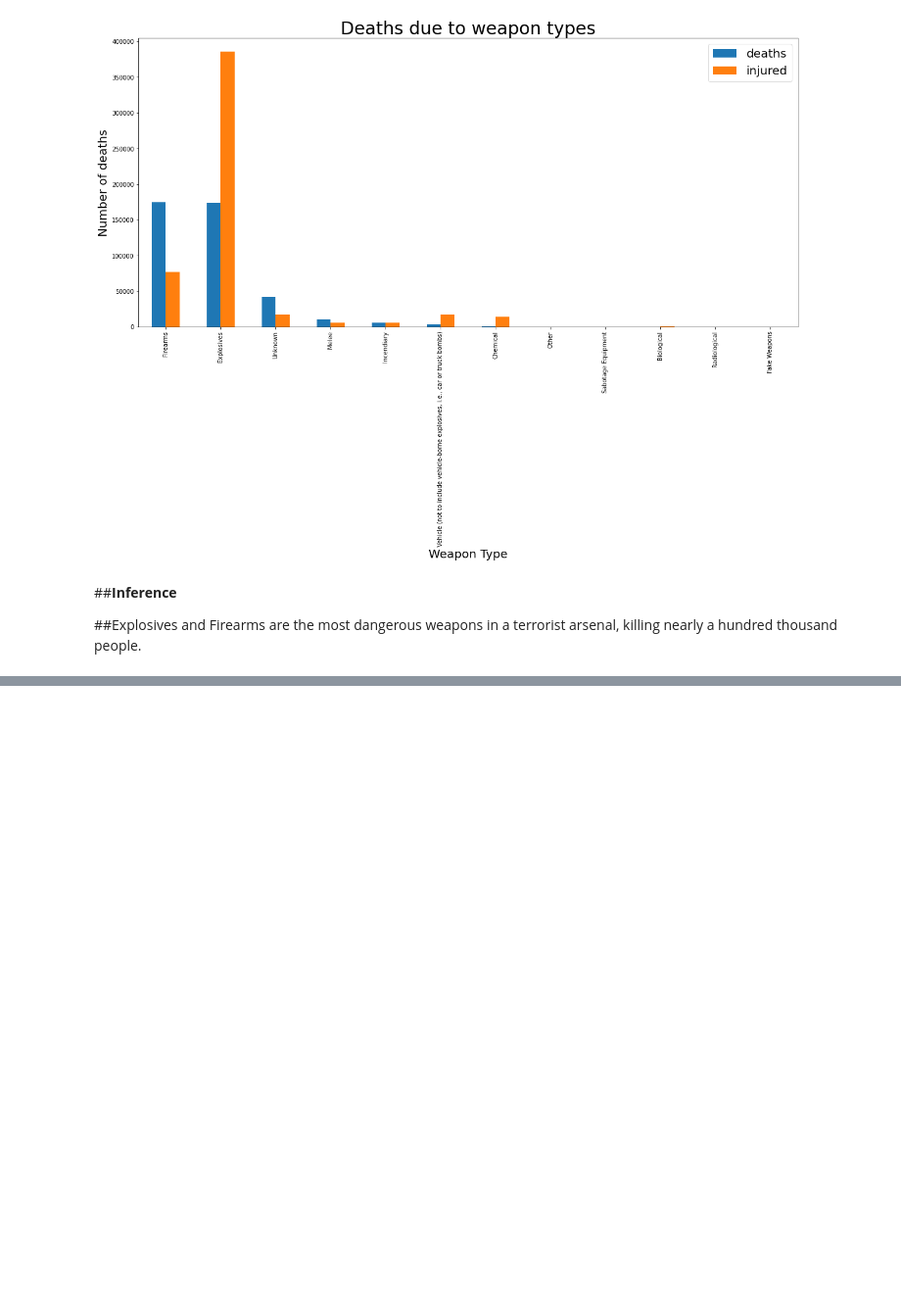
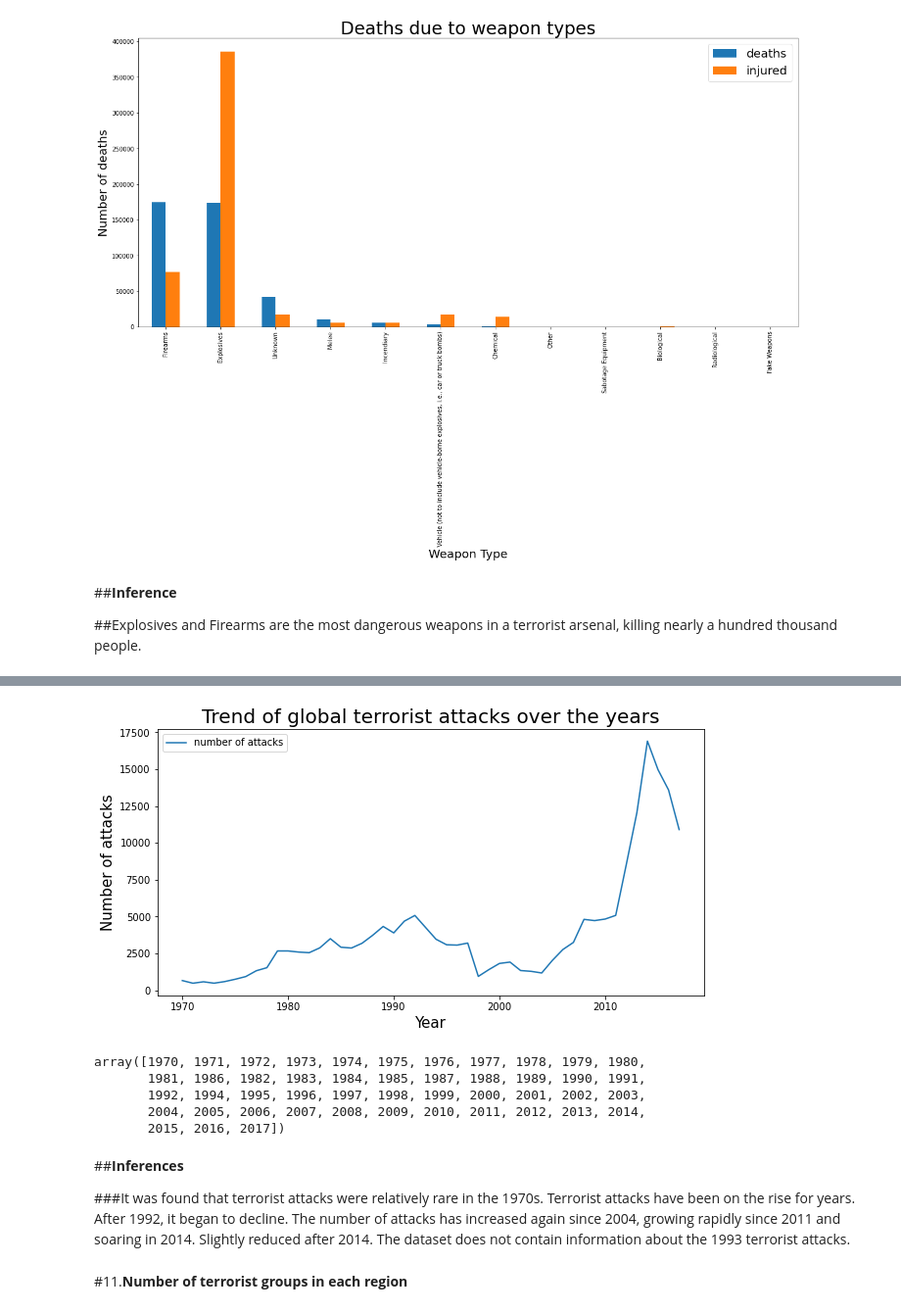
Before and after one commit to nivyathiruvoth/Global-Terrorism-Analysis, a Jupyter notebook: EDA_Global_Terrorism_Analysis.ipynb, the cells around one changed output, grey strips where cells are left out. Shown at 98% size. Saved outputs shown, nothing was run; the diff lists cells and outputs as text; code cells hidden in the pictures; blank space fills up the shorter version.

```diff
--- a/EDA_Global_Terrorism_Analysis.ipynb
+++ b/EDA_Global_Terrorism_Analysis.ipynb
@@ -660,0 +755,3 @@ plt.show()
+# %%
+#calculating number of attacks in each year
+no_of_attacks = new_gtd.groupby('year')['eventid'].count().reset_index().rename(columns = {'year':'year', 'eventid':'number of attacks'})
@@ -660,0 +787,26 @@ plt.show()
+# %%
+#fixing graph size
+plt.rcParams['figure.figsize']=(10,5)
+#ploting graph
+no_of_attacks.plot(x='year', y='number of attacks', kind='line')
+plt.title("Trend of global terrorist attacks over the years",fontsize=20)
+plt.xlabel("Year",fontsize=15)
+plt.ylabel("Number of attacks",fontsize=15)
+plt.show()
+# %% [output]
+[figure, added]
+# %%
+#Identifying the unique years in which terrorist attacks happened
+new_gtd.year.unique()
+# %% [output]
+array([1970, 1971, 1972, 1973, 1974, 1975, 1976, 1977, 1978, 1979, 1980,
+       1981, 1986, 1982, 1983, 1984, 1985, 1987, 1988, 1989, 1990, 1991,
+       1992, 1994, 1995, 1996, 1997, 1998, 1999, 2000, 2001, 2002, 2003,
+       2004, 2005, 2006, 2007, 2008, 2009, 2010, 2011, 2012, 2013, 2014,
+       2015, 2016, 2017])
+# %% [markdown]
+##**Inferences**
+
+###It was found that terrorist attacks were relatively rare in the 1970s. Terrorist attacks have been on the rise for years. After 1992, it began to decline. The number of attacks has increased again since 2004, growing rapidly since 2011 and soaring in 2014. Slightly reduced after 2014. The dataset does not contain information about the 1993 terrorist attacks.
+# %% [markdown]
+#11.**Number of terrorist groups in each region**
```
Also changed, not shown: parts of 23 cells of this notebook.
